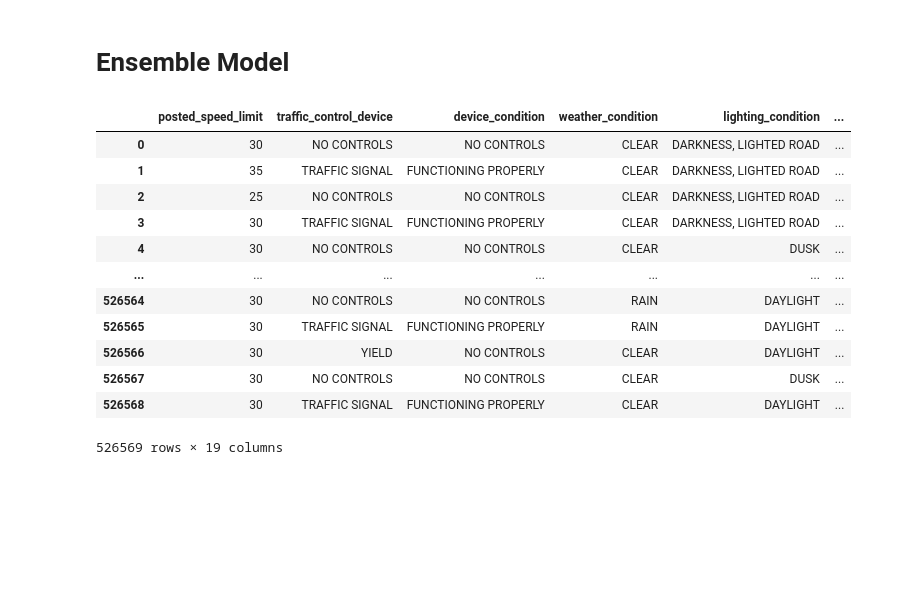
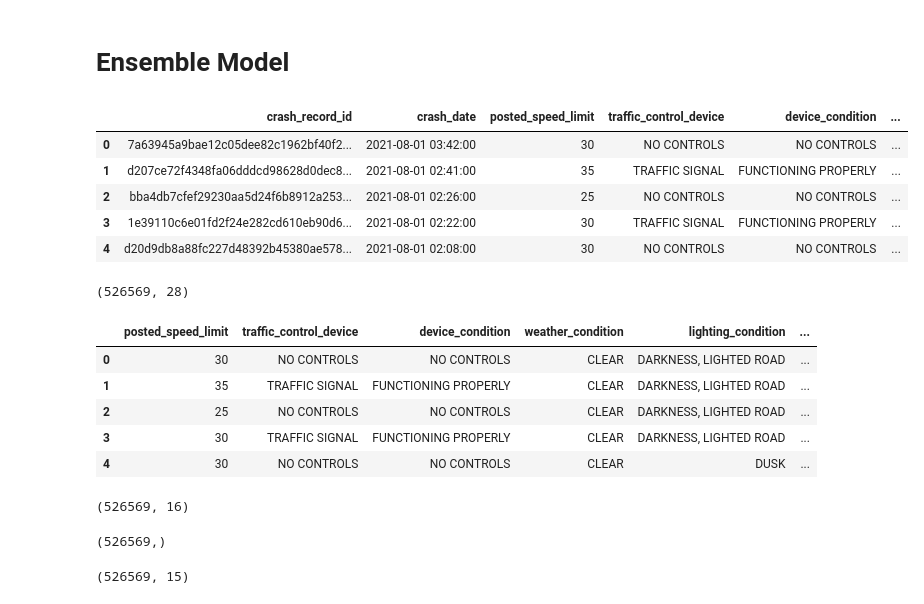
Before and after one commit to jkh-code/predicting-traffic-accident-injuries, a Jupyter notebook: notebooks/ensemble-model.ipynb, the cells around one changed output. Drawn from its saved outputs; the diff is of its cells as text; code cells hidden in the pictures; blank space fills up the shorter version.

```diff
--- a/notebooks/ensemble-model.ipynb
+++ b/notebooks/ensemble-model.ipynb
@@ -39,16 +42,13 @@ df_crashes = get_sql_data(dbname, query_crashes)
 # %%
-df_crashes
+df_crashes.head()
 # %% [output]
-|  | posted_speed_limit | traffic_control_device | device_condition | weather_condition | lighting_condition | ... |
-| 0 | 30 | NO CONTROLS | NO CONTROLS | CLEAR | DARKNESS, LIGHTED ROAD | ... |
-| 1 | 35 | TRAFFIC SIGNAL | FUNCTIONING PROPERLY | CLEAR | DARKNESS, LIGHTED ROAD | ... |
-| 2 | 25 | NO CONTROLS | NO CONTROLS | CLEAR | DARKNESS, LIGHTED ROAD | ... |
-| 3 | 30 | TRAFFIC SIGNAL | FUNCTIONING PROPERLY | CLEAR | DARKNESS, LIGHTED ROAD | ... |
-| 4 | 30 | NO CONTROLS | NO CONTROLS | CLEAR | DUSK | ... |
-| ... | ... | ... | ... | ... | ... | ... |
-| 526564 | 30 | NO CONTROLS | NO CONTROLS | RAIN | DAYLIGHT | ... |
-| 526565 | 30 | TRAFFIC SIGNAL | FUNCTIONING PROPERLY | RAIN | DAYLIGHT | ... |
-| 526566 | 30 | YIELD | NO CONTROLS | CLEAR | DAYLIGHT | ... |
-| 526567 | 30 | NO CONTROLS | NO CONTROLS | CLEAR | DUSK | ... |
-| 526568 | 30 | TRAFFIC SIGNAL | FUNCTIONING PROPERLY | CLEAR | DAYLIGHT | ... |
+|  | crash_record_id | crash_date | posted_speed_limit | traffic_control_device | device_condition | ... |
+| 0 | 7a63945a9bae12c05dee82c1962bf40f2... | 2021-08-01 03:42:00 | 30 | NO CONTROLS | NO CONTROLS | ... |
+| 1 | d207ce72f4348fa06dddcd98628d0dec8... | 2021-08-01 02:41:00 | 35 | TRAFFIC SIGNAL | FUNCTIONING PROPERLY | ... |
+| 2 | bba4db7cfef29230aa5d24f6b8912a253... | 2021-08-01 02:26:00 | 25 | NO CONTROLS | NO CONTROLS | ... |
+| 3 | 1e39110c6e01fd2f24e282cd610eb90d6... | 2021-08-01 02:22:00 | 30 | TRAFFIC SIGNAL | FUNCTIONING PROPERLY | ... |
+| 4 | d20d9db8a88fc227d48392b45380ae578... | 2021-08-01 02:08:00 | 30 | NO CONTROLS | NO CONTROLS | ... |
-526569 rows × 19 columns
+# %%
+df_crashes.shape
+# %% [output]
+(526569, 28)
@@ -63,6 +72,19 @@ df_crashes = df_crashes.rename(columns={"crash_day_of_week": "crash_day"})
 df_crashes["street_direction"] = (
     df_crashes["street_direction"]
         .fillna(df_crashes["street_direction"].mode()[0]))
+# %%
+df_crashes.head()
+# %% [output]
+|  | posted_speed_limit | traffic_control_device | device_condition | weather_condition | lighting_condition | ... |
+| 0 | 30 | NO CONTROLS | NO CONTROLS | CLEAR | DARKNESS, LIGHTED ROAD | ... |
+| 1 | 35 | TRAFFIC SIGNAL | FUNCTIONING PROPERLY | CLEAR | DARKNESS, LIGHTED ROAD | ... |
+| 2 | 25 | NO CONTROLS | NO CONTROLS | CLEAR | DARKNESS, LIGHTED ROAD | ... |
+| 3 | 30 | TRAFFIC SIGNAL | FUNCTIONING PROPERLY | CLEAR | DARKNESS, LIGHTED ROAD | ... |
+| 4 | 30 | NO CONTROLS | NO CONTROLS | CLEAR | DUSK | ... |
+# %%
+df_crashes.shape
+# %% [output]
+(526569, 16)
 # %%
 # Create X and y
 y = df_crashes.pop("injuries_total")
@@ -86,0 +93,8 @@ X = pd.concat(
+# %%
+y.shape
+# %% [output]
+(526569,)
+# %%
+X.shape
+# %% [output]
+(526569, 15)
```
Also changed, not shown: parts of 17 cells of this notebook, 1 other file.
